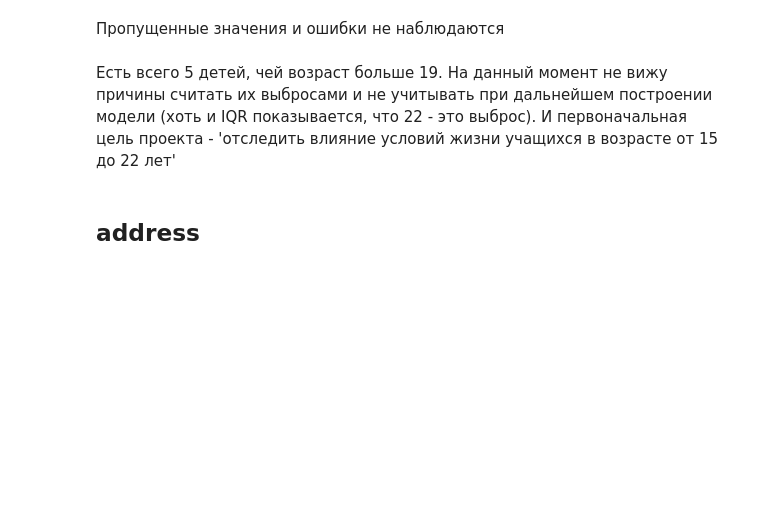
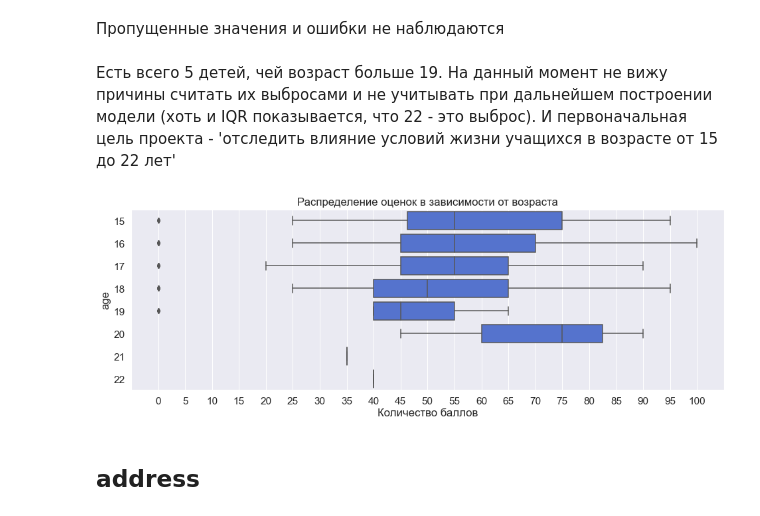
Before and after one commit to IvanAleshin/Skillfactory_projects, a Jupyter notebook: module_2/Data_for_model.ipynb, the cells around one changed output. Drawn from its saved outputs; the diff is of its cells as text; code cells hidden in the pictures; blank space fills up the shorter version.

```diff
--- a/module_2/Data_for_model.ipynb
+++ b/module_2/Data_for_model.ipynb
@@ -245,6 +267,11 @@ Name: age, dtype: int64
 Пропущенные значения и ошибки не наблюдаются
 # %% [markdown]
 Есть всего 5 детей, чей возраст больше 19. На данный момент не вижу причины считать их выбросами и  не учитывать при дальнейшем построении модели (хоть и IQR показывается, что 22 - это выброс). И первоначальная цель проекта - 'отследить влияние условий жизни учащихся в возрасте от 15 до 22 лет'
+# %%
+# Раз всe ученики с 15 лет по 22, то можем глянуть на распределение оценок от возраста
+boxplot_for_cat(data.age, 'возраста', figsize=(16, 5))
+# %% [output]
+[figure, added]
 # %% [markdown]
 ## address
 # %%
```
Also changed, not shown: parts of 103 cells of this notebook.
